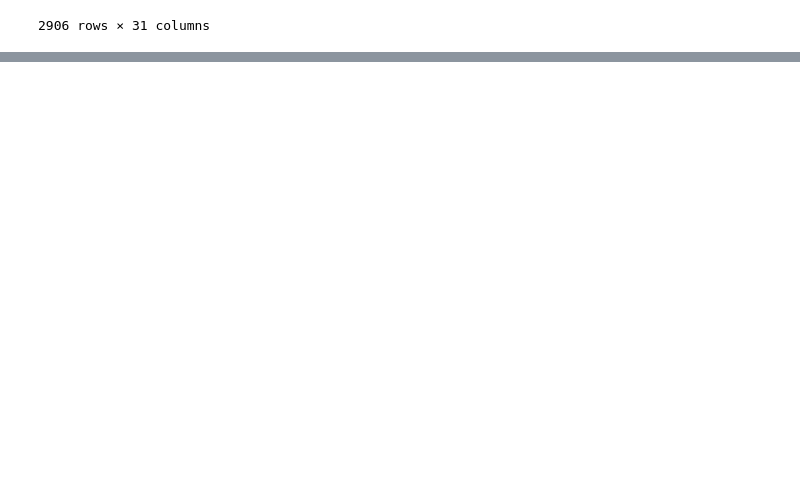
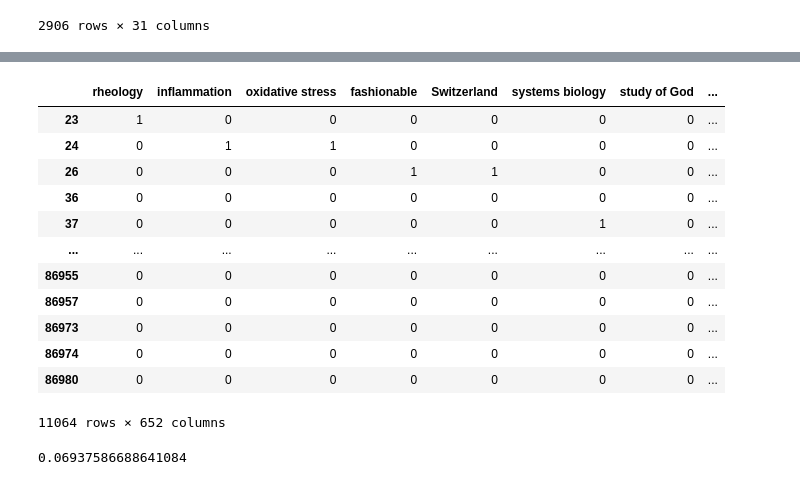
Before and after one commit to ColasDroin/wrangling_snsf, a Jupyter notebook: analysis.ipynb, the cells around one changed output, grey strips where cells are left out. Drawn from its saved outputs; the diff is of its cells as text; code cells hidden in the pictures; blank space fills up the shorter version.

Commit message:
Progressed with keyword analysis

```diff
--- a/analysis.ipynb
+++ b/analysis.ipynb
@@ -42,0 +45,4 @@ df_2024
+# %%
+# Replcace fields in column MainFieldOfResearch_LevelA to remove anything after '/' if '/' is in the title
+df_2024['MainFieldOfResearch_LevelA'] = df_2024['MainFieldOfResearch_LevelA'].str.split('/').str[0]
+df_since_2014['MainFieldOfResearch_LevelA'] = df_since_2014['MainFieldOfResearch_LevelA'].str.split('/').str[0]
@@ -144,0 +146,7 @@ df_2024.to_json('../app/public/data/grant_2024.json', orient='records')
+# %%
+df_keywords = df_since_2014[["id", "title", "amount", "type", "field", "keywords"]]
+
+# Remove rows without keywords
+df_keywords = df_keywords.dropna(subset=["keywords"])
+
+df_keywords
@@ -144,0 +274,16 @@ df_2024.to_json('../app/public/data/grant_2024.json', orient='records')
+# %%
+# Translate all keywords
+translated_keywords = []
+for keyword in keywords:
+    eng = translate_word(keyword, dictionaries)
+    if eng:
+        translated = eng[0]
+    else:
+        translated = keyword
+    translated_keywords.append(translated)
+
+# Create a dataframe with the translated keywords
+translated_keywords = pd.Series(translated_keywords)
+
+# Remove duplicates
+translated_keywords = translated_keywords.drop_duplicates()
@@ -144,0 +305,52 @@ df_2024.to_json('../app/public/data/grant_2024.json', orient='records')
+# %%
+# Make a linear regression to predict the amount of a grant based on the keywords
+
+# Create a feature matrix, with grants a rows and keywords as columns
+df_feature_matrix = pd.DataFrame(0, index=df_keywords.index, columns=translated_keywords)
+
+for i, row in df_keywords.iterrows():
+    for keyword in row["keywords"].split(";"):
+        k = keyword.strip().lower()
+        eng = translate_word(k, dictionaries)
+        if eng:
+            translated = eng[0]
+        else:
+            translated = k
+        if translated in df_feature_matrix.columns:
+            df_feature_matrix.at[i, translated] = 1
+
+df_feature_matrix
+# %% [output]
+|  | rheology | inflammation | oxidative stress | fashionable | Switzerland | systems biology | study of God | ... |
+| 23 | 1 | 0 | 0 | 0 | 0 | 0 | 0 | ... |
+| 24 | 0 | 1 | 1 | 0 | 0 | 0 | 0 | ... |
+| 26 | 0 | 0 | 0 | 1 | 1 | 0 | 0 | ... |
+| 36 | 0 | 0 | 0 | 0 | 0 | 0 | 0 | ... |
+| 37 | 0 | 0 | 0 | 0 | 0 | 1 | 0 | ... |
+| ... | ... | ... | ... | ... | ... | ... | ... | ... |
+| 86955 | 0 | 0 | 0 | 0 | 0 | 0 | 0 | ... |
+| 86957 | 0 | 0 | 0 | 0 | 0 | 0 | 0 | ... |
+| 86973 | 0 | 0 | 0 | 0 | 0 | 0 | 0 | ... |
+| 86974 | 0 | 0 | 0 | 0 | 0 | 0 | 0 | ... |
+| 86980 | 0 | 0 | 0 | 0 | 0 | 0 | 0 | ... |
+11064 rows × 652 columns
+# %%
+# Create the target vector
+df_target = df_keywords["amount"]
+
+# Do a linear regression on the full dataset
+from sklearn.linear_model import LinearRegression, Ridge, Lasso
+
+reg = Lasso(alpha=465, selection= 'cyclic', positive=False).fit(df_feature_matrix, df_target, )
+
+# Show the top 10 keywords and their coefficients
+df_keywords_coeff = pd.DataFrame({"keyword": translated_keywords, "coeff": reg.coef_})
+
+df_keywords_coeff = df_keywords_coeff.sort_values(by="coeff", ascending=False)
+
+df_keywords_coeff.head(10)
+
+df_keywords_coeff.tail(10)
+reg.score(df_feature_matrix, df_target)
+# %% [output]
+0.06937586688641084
```
Also changed, not shown: parts of 24 cells of this notebook.
